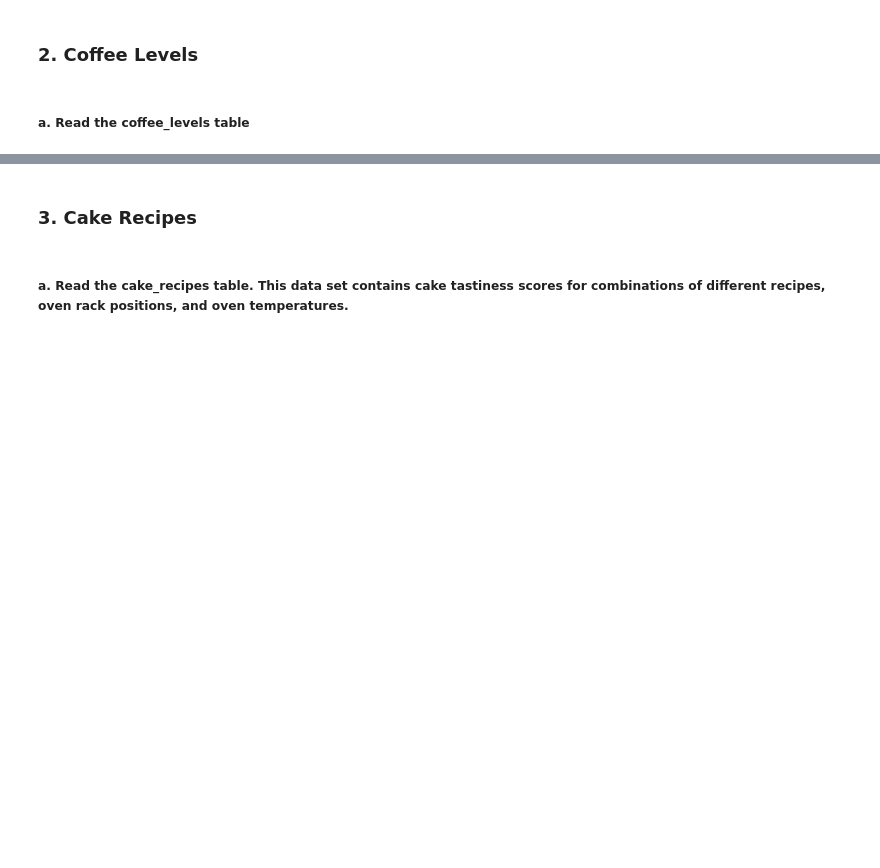
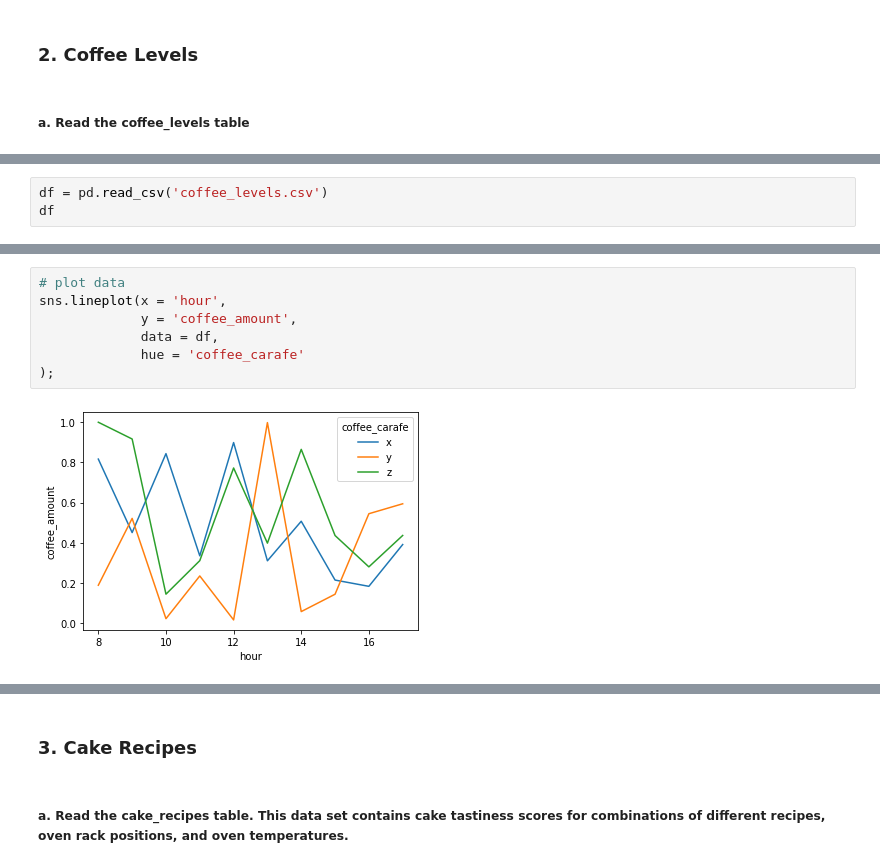
Before and after one commit to SchneemannDavid/Classification, a Jupyter notebook: exercises/tidy_data.ipynb, the cells around one changed output, grey strips where cells are left out. Saved outputs shown, nothing was run; the diff lists cells and outputs as text; blank space fills up the shorter version.

```diff
--- a/exercises/tidy_data.ipynb
+++ b/exercises/tidy_data.ipynb
@@ -23,0 +105,3 @@ FileNotFoundError: [Errno 2] No such file or directory: 'attendance.csv'
+# %%
+df = pd.read_csv('coffee_levels.csv')
+df
@@ -23,0 +126,9 @@ FileNotFoundError: [Errno 2] No such file or directory: 'attendance.csv'
+# %%
+# plot data
+sns.lineplot(x = 'hour',
+             y = 'coffee_amount',
+             data = df,
+             hue = 'coffee_carafe'
+);
+# %% [output]
+[figure, added]
```
Also changed, not shown: parts of 30 cells of this notebook, 4 other files.
